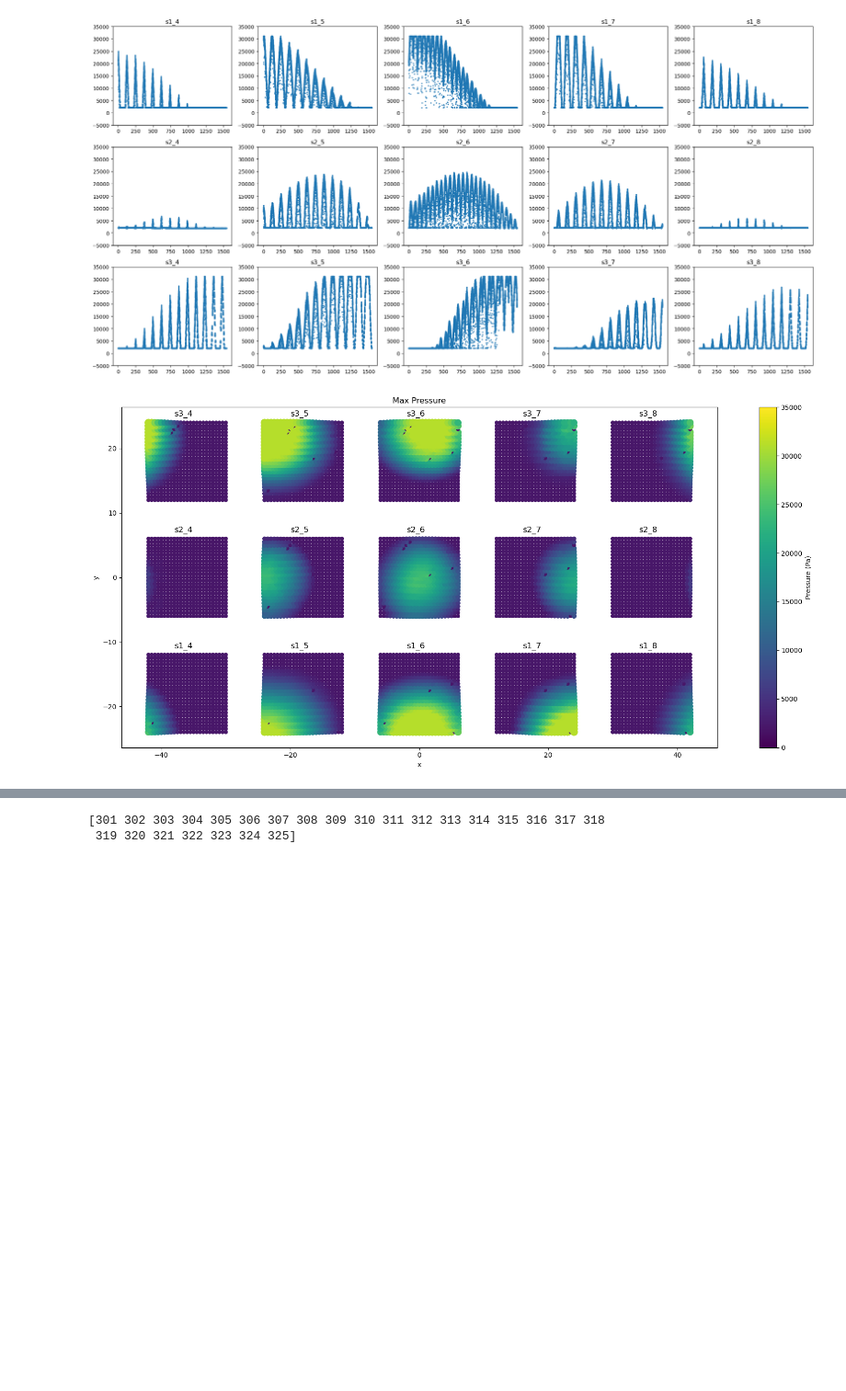
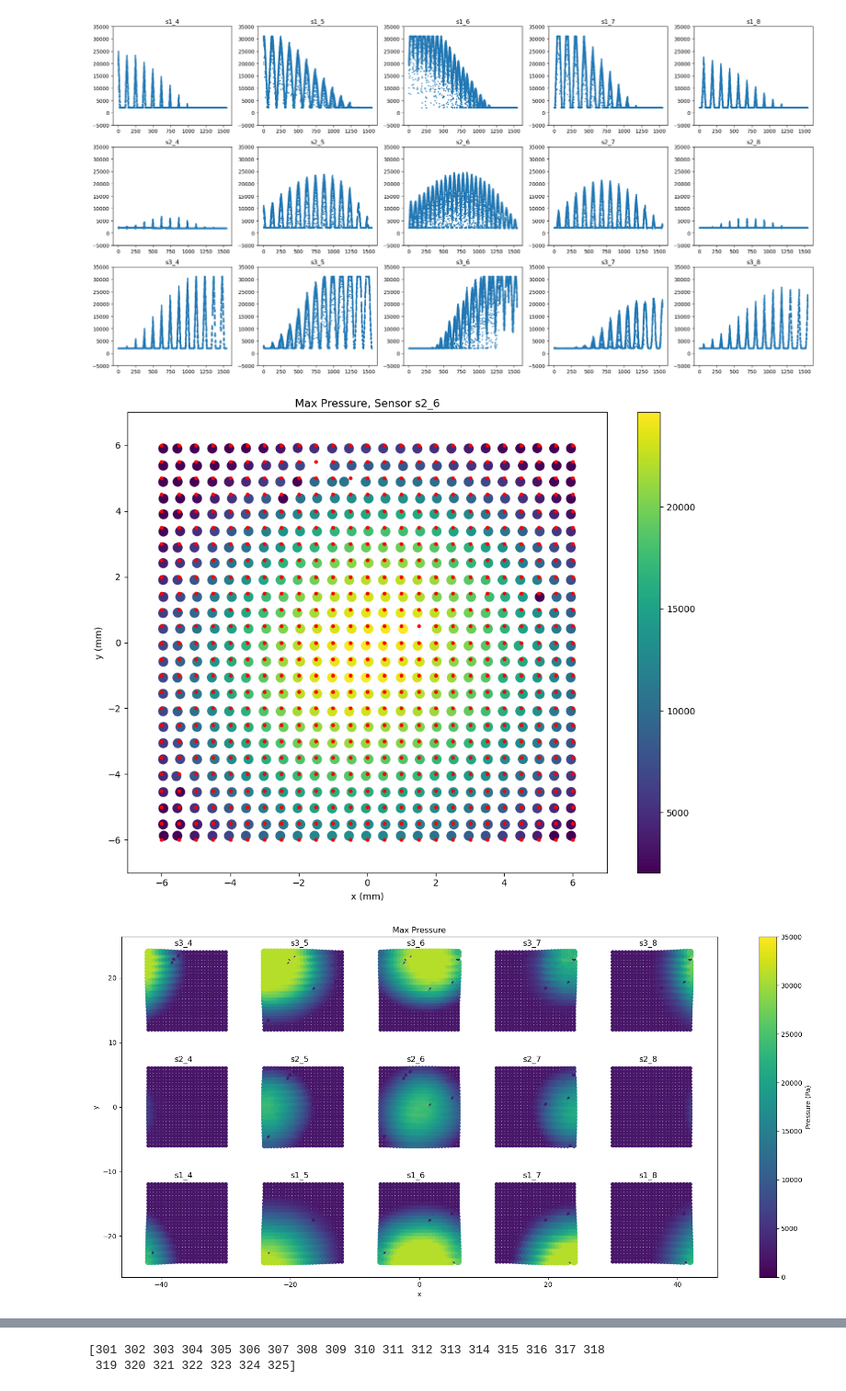
Before and after one commit to saloutos/mmiba_data_analysis, a Jupyter notebook: process_large_dense.ipynb, the cells around one changed output, grey strips where cells are left out. Shown at 92% size. Cells and saved outputs as stored; diff of their text form; code cells hidden in the pictures; blank space fills up the shorter version.

Commit message:
plotting actual x,y vs desired x,y to see how much discrepancy there is

```diff
--- a/process_large_dense.ipynb
+++ b/process_large_dense.ipynb
@@ -180,12 +180,17 @@ def pressure_to_size(pressure):
     else:
         return 20 + 100*(pressure/35000)
 
-# fig, ax = plt.subplots(1,1, figsize=(10,10))
-# cax0 = ax.scatter(x_act_locs, y_act_locs, c=max_pressures, cmap='viridis')
-# cbar = fig.colorbar(cax0, ax=ax)
-# ax.set_title("Max Pressure, Sensor "+sensor_to_plot)
-# plt.tight_layout()
-# plt.show()
+fig, ax = plt.subplots(1,1, figsize=(10,8))
+cax0 = ax.scatter(x_act_locs+3.5, y_act_locs+1.0, c=max_pressures, cmap='viridis', s=100)
+ax.scatter(x_des_locs, y_des_locs, c='r', s=10)
+cbar = fig.colorbar(cax0, ax=ax)
+ax.set_xlabel("x (mm)")
+ax.set_xlim(-7,7)
+ax.set_ylabel("y (mm)")
+ax.set_ylim(-7,7)
+ax.set_title("Max Pressure, Sensor "+sensor_to_plot)
+plt.tight_layout()
+plt.show()
 
 sizes = np.zeros(num_pts)
 for p in range(num_pts):
@@ -229,34 +234,35 @@ for s, sensor_to_plot in enumerate(sensors_to_plot):
     y_des_locs_full[:,s] = y_des_locs + offset_scale*sensor_offsets[s][1]
 
 # actually make plot
 # # using subplots?
 # fig, ax = plt.subplots(3,5, figsize=(20,10))
 # for s, sensor_to_plot in enumerate(sensors_to_plot):
 #     sizes = np.zeros(num_pts)
 #     for p in range(num_pts):
 #         sizes[p] = pressure_to_size(max_pressures_full[p,s])
 #     cax0 = ax[2 - s//5,s%5].scatter(x_des_locs_full[:,s], y_des_locs_full[:,s], c=max_pressures_full[:,s], cmap='viridis', s=sizes)
 #     ax[2 - s//5,s%5].set_title(sensor_to_plot)
 #     # ax[2 - s//5,s%5].set_xlabel("x (mm)")
 #     # ax[2 - s//5,s%5].set_ylabel("y (mm)")
 #     ax[2 - s//5,s%5].set_aspect('equal')
 
 # all on same plot, adding colorbar
 fig, ax = plt.subplots(1,1, figsize=(18,8))
 cax0 = ax.scatter(x_des_locs_full.ravel(), y_des_locs_full.ravel(), c=max_pressures_full.ravel(), cmap='viridis', clim=[0,35000], s=sizes_full.ravel())
 for s, sensor_to_plot in enumerate(sensors_to_plot):
     ax.text(x=-2.0+offset_scale*sensor_offsets[s][0], y=7.0+offset_scale*sensor_offsets[s][1], s=sensor_to_plot, fontsize=12)
 cbar = fig.colorbar(cax0, ax=ax)
 cbar.set_label('Pressure (Pa)')
 ax.set_title("Max Pressure")
 ax.set_xlabel("x")
 ax.set_ylabel("y")
 ax.set_aspect('equal')
 
 plt.tight_layout()
 plt.show()
 # %% [output]
-[figure, old version]
+[figure, new version]
+[figure, added]
 # %%
 # ANIMATE PRESSURE DISTRIBUTION OVER TIME
 
```
